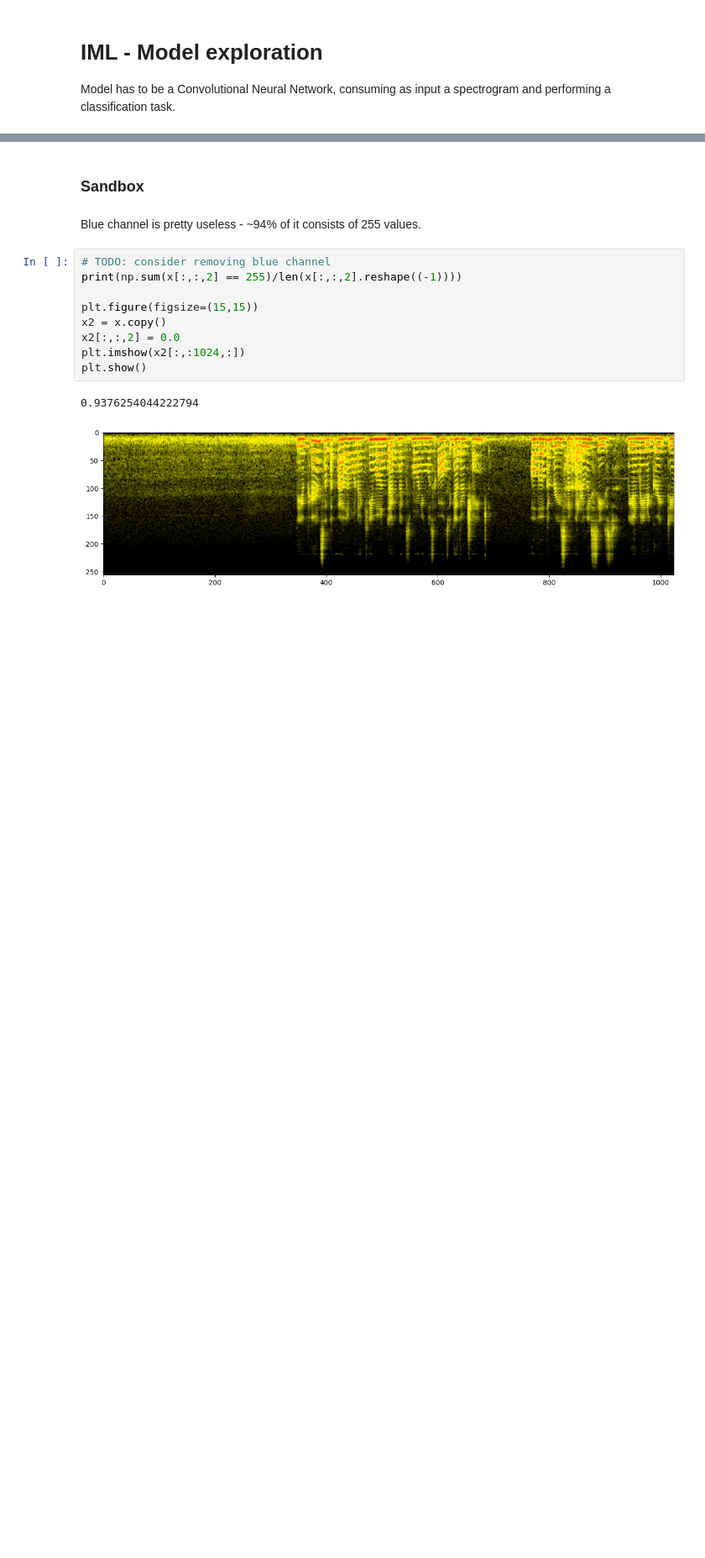
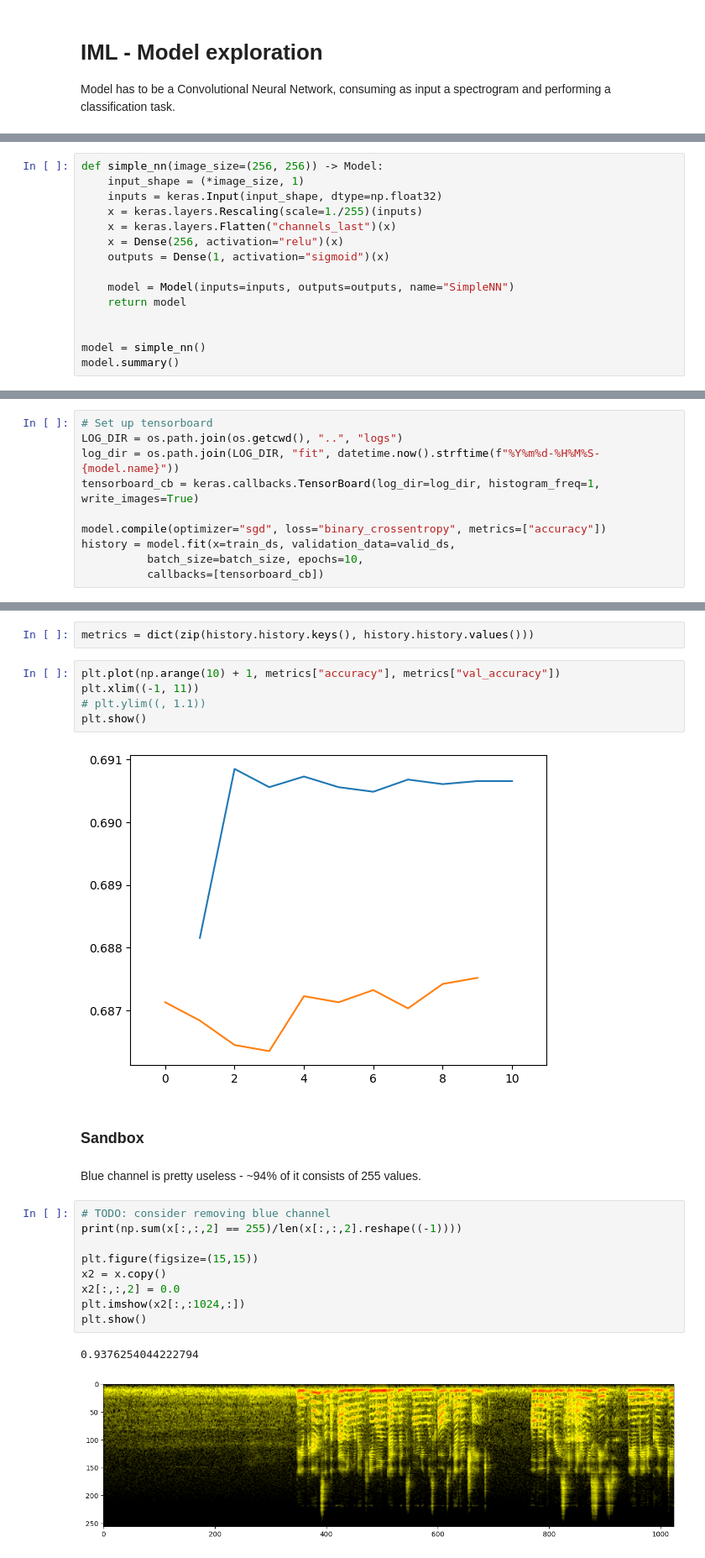
Before and after one commit to Kaszkietio/IML_Voice_Recognition, a Jupyter notebook: notebooks/model.ipynb, the cells around one changed output, grey strips where cells are left out. Shown: that part at 84% size. Drawn from its saved outputs; the diff is of its cells as text; blank space fills up the shorter version.

Commit message:
Created notebook for model exploration, first models created, tensorboard setup

```diff
--- a/notebooks/model.ipynb
+++ b/notebooks/model.ipynb
@@ -131,0 +53,15 @@ Error:
+# %%
+def simple_nn(image_size=(256, 256)) -> Model:
+    input_shape = (*image_size, 1)
+    inputs = keras.Input(input_shape, dtype=np.float32)
+    x = keras.layers.Rescaling(scale=1./255)(inputs)
+    x = keras.layers.Flatten("channels_last")(x)
+    x = Dense(256, activation="relu")(x)
+    outputs = Dense(1, activation="sigmoid")(x)
+
+    model = Model(inputs=inputs, outputs=outputs, name="SimpleNN")
+    return model
+
+
+model = simple_nn()
+model.summary()
@@ -131,0 +86,10 @@ Error:
+# %%
+# Set up tensorboard
+LOG_DIR = os.path.join(os.getcwd(), "..", "logs")
+log_dir = os.path.join(LOG_DIR, "fit", datetime.now().strftime(f"%Y%m%d-%H%M%S-{model.name}"))
+tensorboard_cb = keras.callbacks.TensorBoard(log_dir=log_dir, histogram_freq=1, write_images=True)
+
+model.compile(optimizer="sgd", loss="binary_crossentropy", metrics=["accuracy"])
+history = model.fit(x=train_ds, validation_data=valid_ds,
+          batch_size=batch_size, epochs=10,
+          callbacks=[tensorboard_cb])
@@ -132,3 +117,12 @@ Error:
+# %%
+metrics = dict(zip(history.history.keys(), history.history.values()))
+# %%
+plt.plot(np.arange(10) + 1, metrics["accuracy"], metrics["val_accuracy"])
+plt.xlim((-1, 11))
+# plt.ylim((, 1.1))
+plt.show()
+# %% [output]
+[figure, added]
 # %% [markdown]
 ### Sandbox
 # %% [markdown]
```
Also changed, not shown: parts of 15 cells of this notebook, 4 other files.
